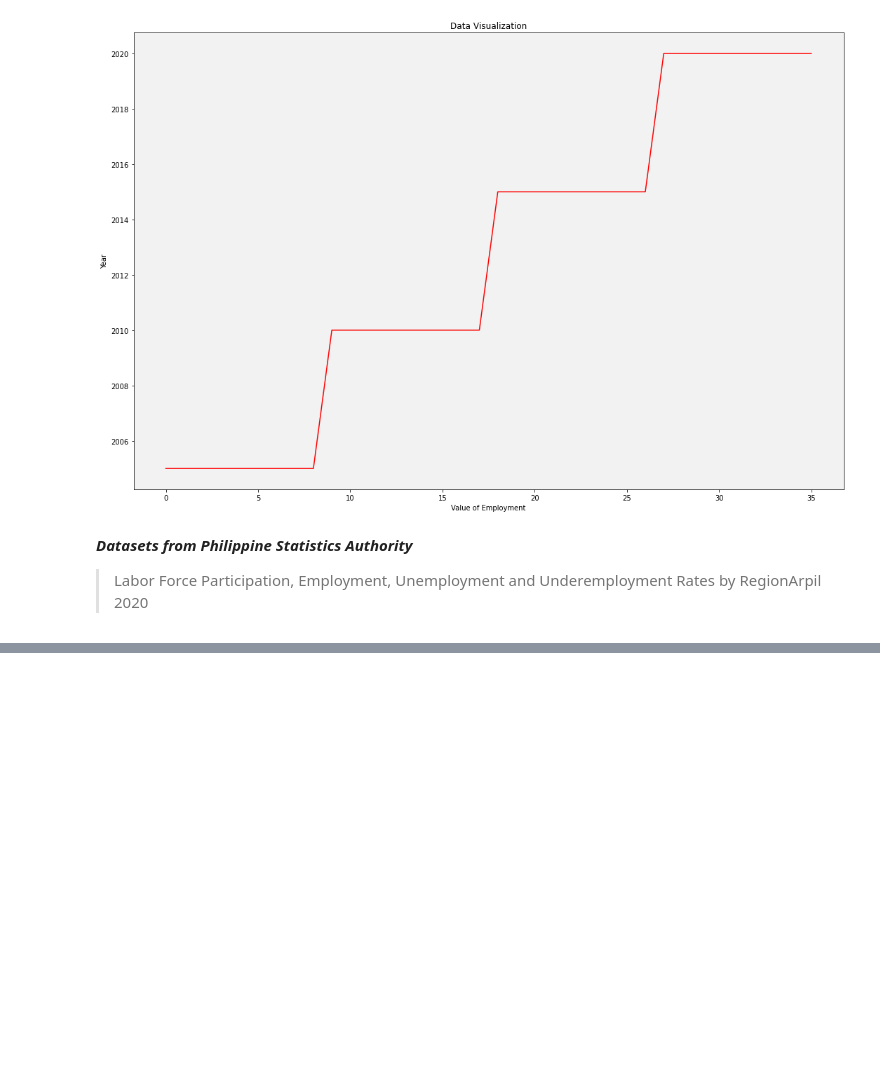
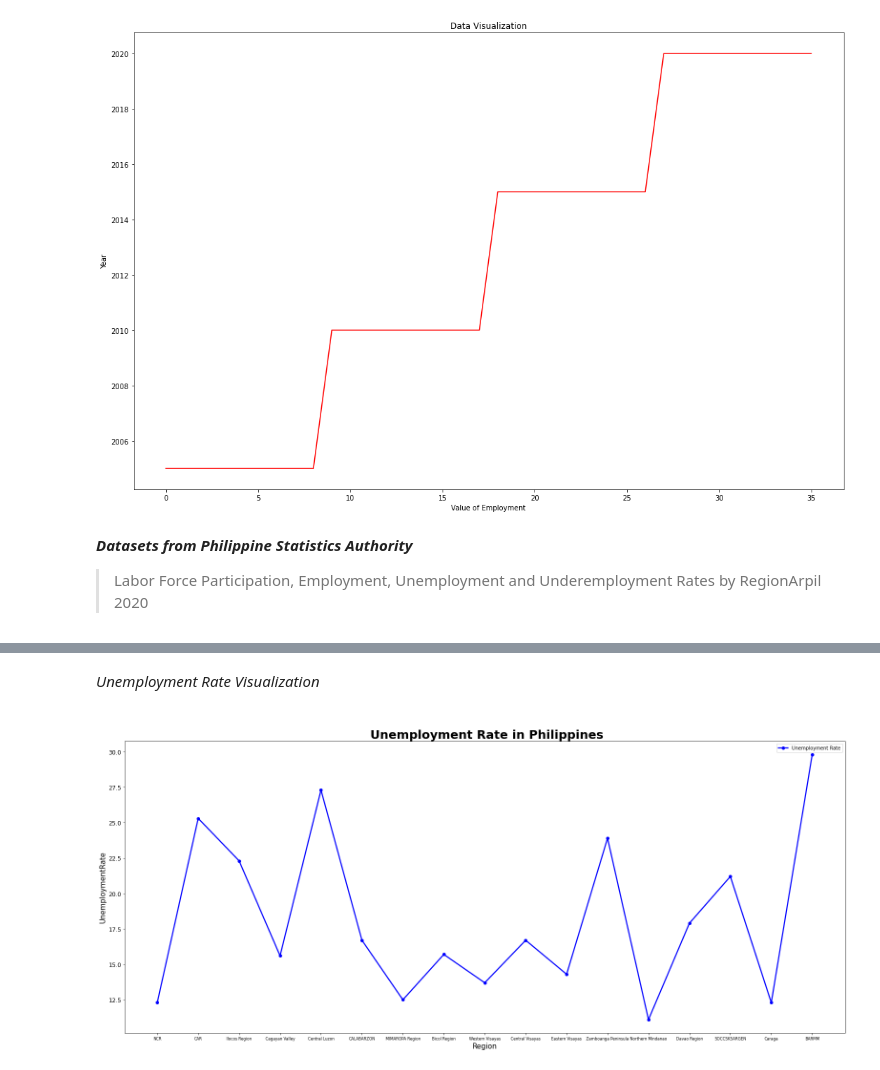
Before and after one commit to suzettecomia/3206-The-Rising-Squad, a Jupyter notebook: Quality_Education_Enhancement_Lead_to_Economic_Growth.ipynb, the cells around one changed output, grey strips where cells are left out. Drawn from its saved outputs; the diff is of its cells as text; code cells hidden in the pictures; blank space fills up the shorter version.

```diff
--- a/Quality_Education_Enhancement_Lead_to_Economic_Growth.ipynb
+++ b/Quality_Education_Enhancement_Lead_to_Economic_Growth.ipynb
@@ -277,0 +278,25 @@ employmentdataPSA.head(50)
+# %% [markdown]
+*Unemployment Rate Visualization*
+# %%
+Region = employmentdataPSA["Region"]
+UnemploymentRate = employmentdataPSA["Unemployment Rate"]
+
+f = plt.figure(tight_layout=True)
+f.set_figwidth(22)
+f.set_figheight(10)
+
+plt.rcParams['axes.facecolor'] = 'white'
+
+plt.xticks(fontsize=8)
+plt.yticks(fontsize=12)
+plt.title("\n Unemployment Rate in Philippines", fontweight="bold", fontsize=25)
+plt.xlabel("Region", fontsize=15)
+plt.ylabel("UnemploymentRate", fontsize=15)
+plt.grid(color = 'white', linestyle = '--', linewidth = 1.5)
+plt.plot(Region, UnemploymentRate, 'o-', lw=2.4, c='blue')
+plt.legend(labels=['Unemployment Rate'])
+
+plt.savefig('UnemploymentPH.tiff', transparent=True, dpi=300)
+plt.show()
+# %% [output]
+[figure, added]
```
Also changed, not shown: parts of 1 cell of this notebook.
